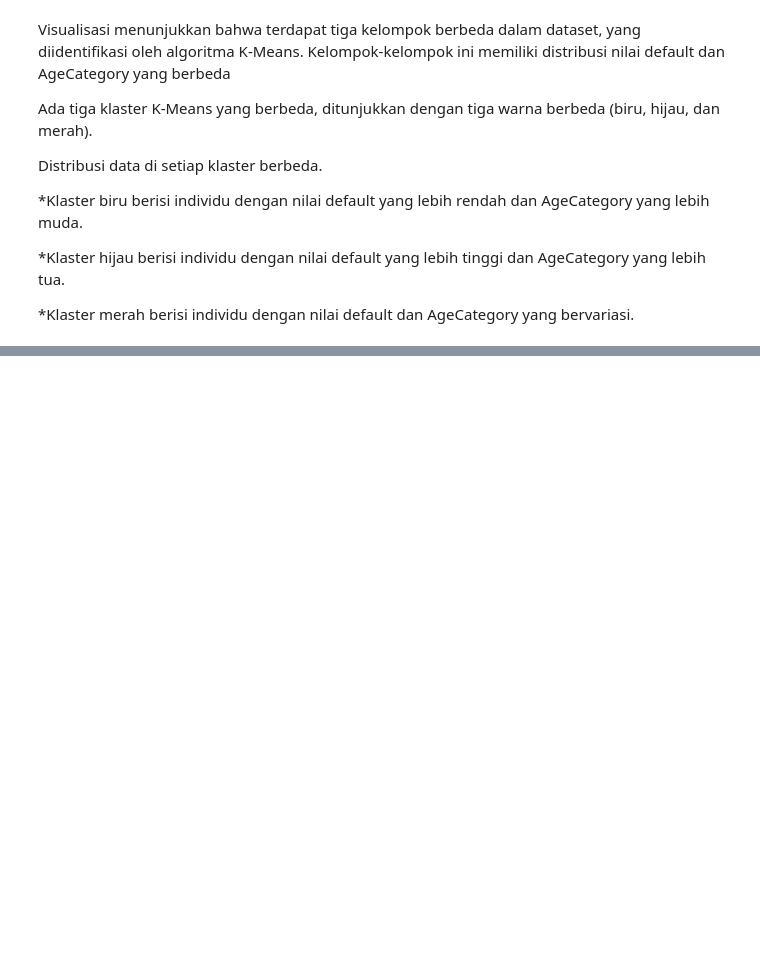
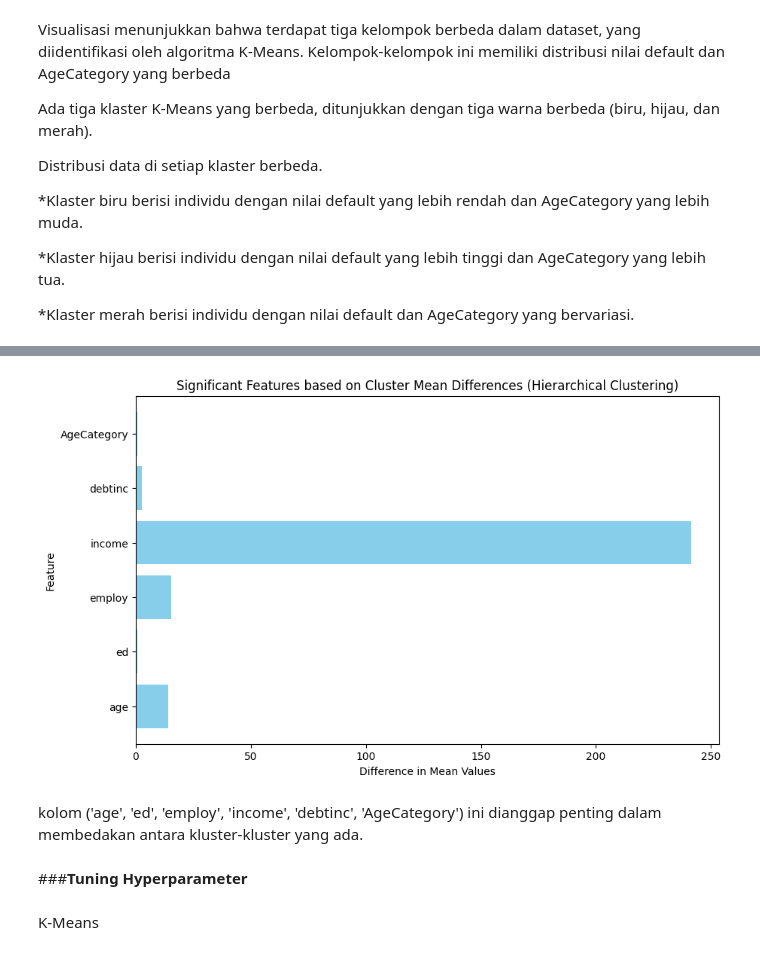
Before and after one commit to sitisolikahyosikarinda/DATMIN, a Jupyter notebook: Mini_Project.ipynb, the cells around one changed output, grey strips where cells are left out. Cells and saved outputs as stored; diff of their text form; code cells hidden in the pictures; blank space fills up the shorter version.

```diff
--- a/Mini_Project.ipynb
+++ b/Mini_Project.ipynb
@@ -714,0 +964,18 @@ Distribusi data di setiap klaster berbeda.
+# %%
+import matplotlib.pyplot as plt
+
+# Visualisasi fitur-fitur signifikan
+plt.figure(figsize=(10, 6))
+plt.barh(significant_features, [cluster_means[feature].max() - cluster_means[feature].min() for feature in significant_features], color='skyblue')
+plt.xlabel('Difference in Mean Values')
+plt.ylabel('Feature')
+plt.title('Significant Features based on Cluster Mean Differences (Hierarchical Clustering)')
+plt.show()
+# %% [output]
+[figure, added]
+# %% [markdown]
+kolom ('age', 'ed', 'employ', 'income', 'debtinc', 'AgeCategory') ini dianggap penting dalam membedakan antara kluster-kluster yang ada.
+# %% [markdown]
+###**Tuning Hyperparameter**
+# %% [markdown]
+K-Means
```
Also changed, not shown: parts of 35 cells of this notebook.
